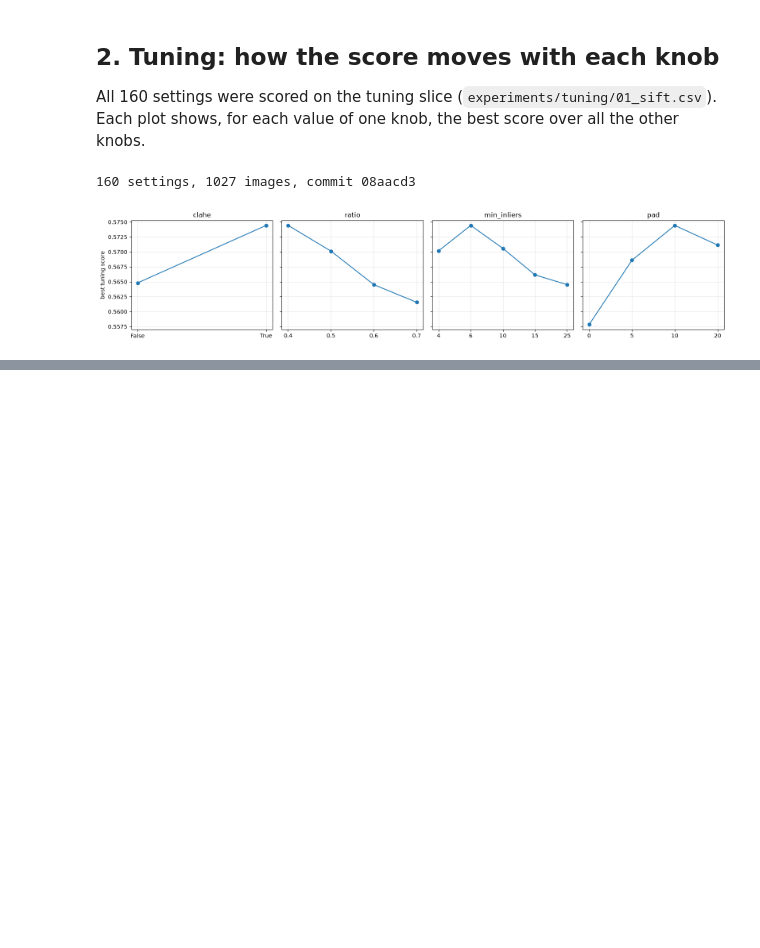
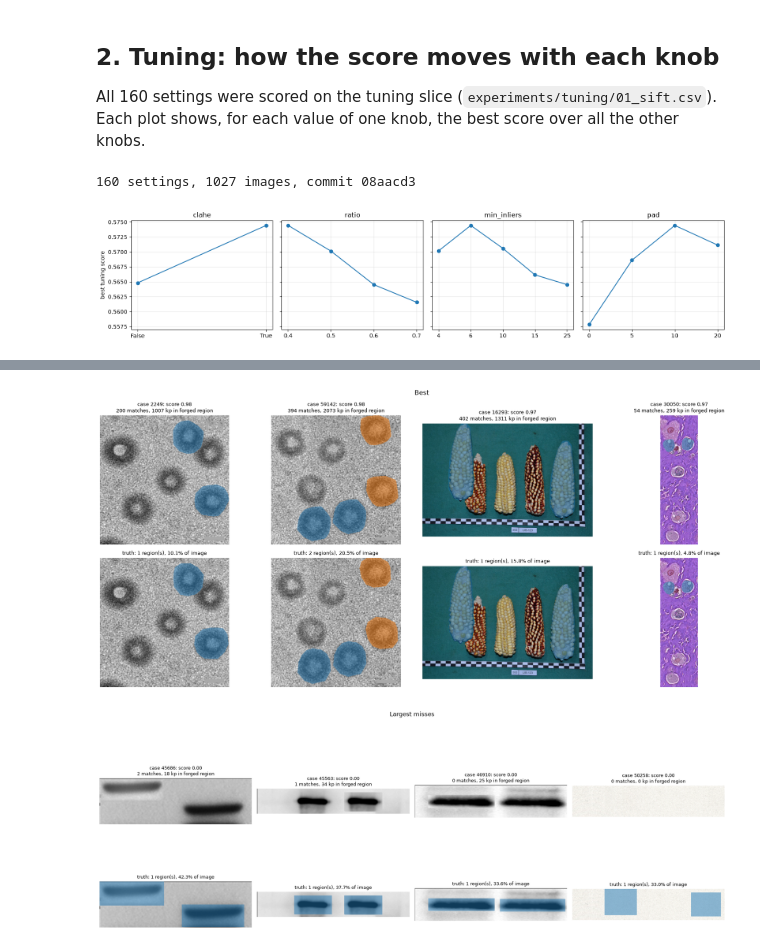
Before and after one commit to lucjohn/Recod.ai-LUC-Scientific-Image-Forgery-Detection, a Jupyter notebook: notebooks/01_classical.ipynb, the cells around one changed output, grey strips where cells are left out. Cells and saved outputs as stored; diff of their text form; code cells hidden in the pictures; blank space fills up the shorter version.

```diff
--- a/notebooks/01_classical.ipynb
+++ b/notebooks/01_classical.ipynb
@@ -127,0 +300,21 @@ Top 10 settings:
+# %%
+best = forged_val.sort_values("score", ascending=False).head(4)
+missed = forged_val[forged_val.n_pred == 0].sort_values("forged_area", ascending=False).head(4)
+for title, chosen_rows in (("Best", best), ("Largest misses", missed)):
+    fig, axes = plt.subplots(2, 4, figsize=(18, 8))
+    for col, (sample_id, r) in enumerate(chosen_rows.iterrows()):
+        row = index.loc[sample_id]
+        image = load_image(row.image_path)
+        _, _, _, masks = run_steps(image)
+        axes[0, col].imshow(overlay(image, masks))
+        axes[0, col].set_title(f"case {row.case_id}: score {r.score:.2f}\n{r.n_matches} matches, "
+                               f"{r.kp_in_forged} kp in forged region", fontsize=9)
+        axes[1, col].imshow(overlay(image, load_masks(row.mask_path)))
+        axes[1, col].set_title(f"truth: {r.n_gt} region(s), {r.forged_area:.1%} of image", fontsize=9)
+    for ax in axes.ravel():
+        ax.axis("off")
+    fig.suptitle(title)
+    plt.tight_layout()
+# %% [output]
+[figure, added]
+[figure, added]
```
Also changed, not shown: parts of 18 cells of this notebook, 2 other files.
